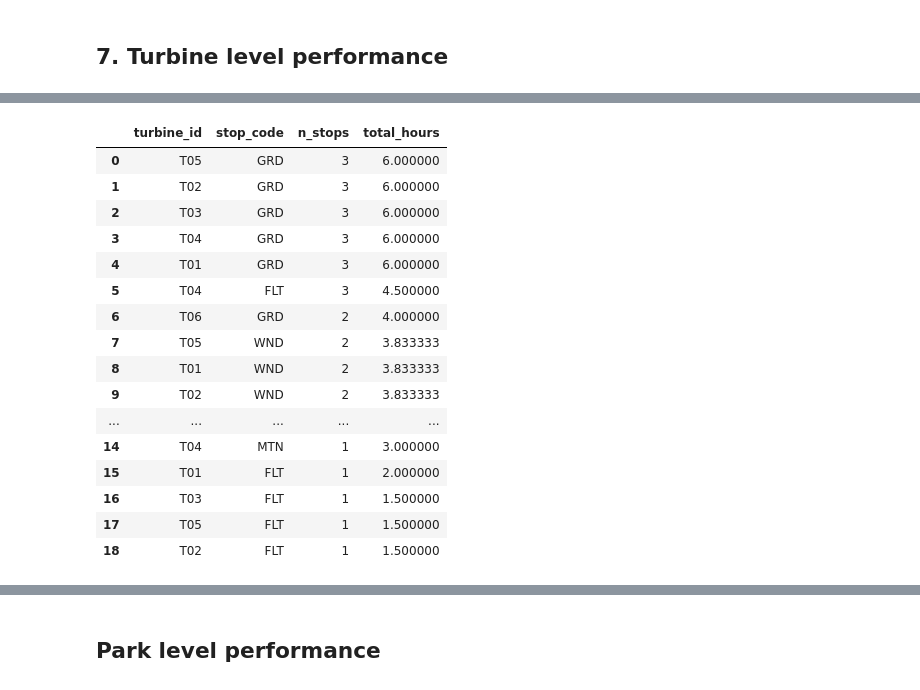
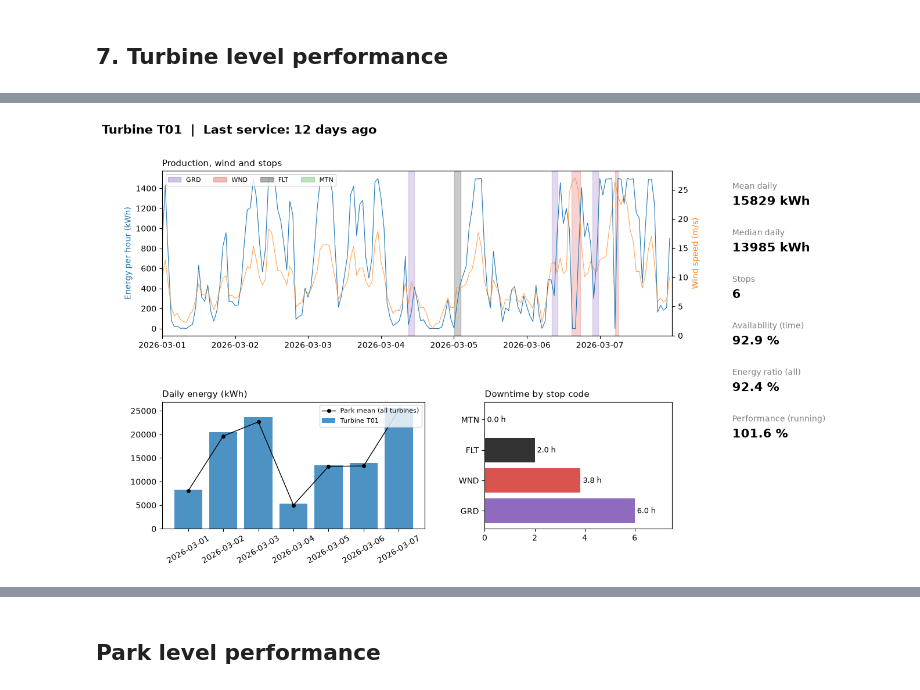
Before and after one commit to Marta-T/Data_Analysis_HW_Task, a Jupyter notebook: analysis.ipynb, the cells around one changed output, grey strips where cells are left out. Drawn from its saved outputs; the diff is of its cells as text; code cells hidden in the pictures.

```diff
--- a/analysis.ipynb
+++ b/analysis.ipynb
@@ -791,7 +774,6 @@ df_stops[["timestamp_start", "timestamp_end"]] = df_stops[["timestamp_start", "t
 PERIOD_START, PERIOD_END = df_prod["timestamp"].min(), df_prod["timestamp"].max()
 PERIOD_HOURS = (PERIOD_END - PERIOD_START).total_seconds() / 3600
 
-# stops clipped to the data period; open stops run to the end of the data
 stops = df_stops.copy()
 stops["end_filled"] = stops["timestamp_end"].fillna(PERIOD_END)
 stops["start_c"] = stops["timestamp_start"].clip(PERIOD_START, PERIOD_END)
@@ -816,9 +798,23 @@ def turbine_summary(tid):
         "n_stops": len(s),
         "downtime_h": downtime,
         "availability_%": 100 * (1 - downtime / PERIOD_HOURS),
-        "open_stops": s["timestamp_end"].isna().sum(),
         **{f"{c}_h": s.loc[s["stop_code"] == c, "duration_h"].sum() for c in STOP_COLORS},
     }
 
 summary = pd.DataFrame([turbine_summary(t) for t in sorted(df_prod["turbine_id"].unique())])
 summary = summary.merge(df_turb, on="turbine_id", how="left")
+
+energy_ratio = (data.groupby("turbine_id")
+                    .apply(lambda t: t["energy_kwh"].sum() / t["expected_kwh"].sum() * 100)
+                    .rename("energy_ratio_%"))
+
+performance_ratio = (data.loc[clean.index]
+                         .groupby("turbine_id")
+                         .apply(lambda t: t["energy_kwh"].sum() / t["expected_kwh"].sum() * 100)
+                         .rename("performance_ratio_%"))
+
+summary = (summary
+           .merge(energy_ratio, on="turbine_id", how="left")
+           .merge(performance_ratio, on="turbine_id", how="left"))
+
+summary[["turbine_id", "availability_%", "energy_ratio_%", "performance_ratio_%"]].round(1)
@@ -874,13 +878,12 @@ def turbine_card(tid):
     service = (f"{int(row['last_service_days_ago'])} days ago"
                if pd.notna(row.get("last_service_days_ago")) else "unknown")
     kpis = [
-        ("Total energy", f"{row['total_mwh']:.1f} MWh"),
-        ("Mean daily", f"{row['mean_daily_kwh']:,.0f} kWh"),
-        ("Median daily", f"{row['median_daily_kwh']:,.0f} kWh"),
-        ("Availability", f"{row['availability_%']:.1f} %"),
-        ("Stops", f"{int(row['n_stops'])} ({int(row['open_stops'])} open)"),
-        ("Downtime", f"{row['downtime_h']:.1f} h"),
-        ("Last service", service),
+        ("Mean daily", f"{row['mean_daily_kwh']:.0f} kWh"),
+        ("Median daily", f"{row['median_daily_kwh']:.0f} kWh"),
+        ("Stops", f"{int(row['n_stops'])}"),
+        ("Availability (time)", f"{row['availability_%']:.1f} %"),
+        ("Energy ratio (all)", f"{row['energy_ratio_%']:.1f} %"),
+        ("Performance (running)", f"{row['performance_ratio_%']:.1f} %"),
     ]
     y = 0.95
     for label, value in kpis:
@@ -891,7 +894,3 @@ def turbine_card(tid):
     fig.suptitle(f"Turbine {tid}  |  Last service: {service}",
                  x=0.06, ha="left", fontsize=15, weight="bold")
     plt.show()
-
-
-for tid in summary.sort_values("turbine_id")["turbine_id"]:
-    turbine_card(tid)
@@ -944,28 +897,4 @@ Name: 0, dtype: object
-# %%
-duckdb.sql("""
-    SELECT turbine_id,
-           stop_code,
-           COUNT(*) AS n_stops,
-           SUM(date_diff('minute', timestamp_start, timestamp_end)) / 60.0 AS total_hours
-    FROM df_stops
-    GROUP BY turbine_id, stop_code
-    ORDER BY total_hours DESC
-""").df()
-# %% [output]
-|  | turbine_id | stop_code | n_stops | total_hours |
-| 0 | T05 | GRD | 3 | 6.000000 |
-| 1 | T02 | GRD | 3 | 6.000000 |
-| 2 | T03 | GRD | 3 | 6.000000 |
-| 3 | T04 | GRD | 3 | 6.000000 |
-| 4 | T01 | GRD | 3 | 6.000000 |
-| 5 | T04 | FLT | 3 | 4.500000 |
-| 6 | T06 | GRD | 2 | 4.000000 |
-| 7 | T05 | WND | 2 | 3.833333 |
-| 8 | T01 | WND | 2 | 3.833333 |
-| 9 | T02 | WND | 2 | 3.833333 |
-| ... | ... | ... | ... | ... |
-| 14 | T04 | MTN | 1 | 3.000000 |
-| 15 | T01 | FLT | 1 | 2.000000 |
-| 16 | T03 | FLT | 1 | 1.500000 |
-| 17 | T05 | FLT | 1 | 1.500000 |
-| 18 | T02 | FLT | 1 | 1.500000 |
+# %%
+turbine_card("T01")
+# %% [output]
+[figure, added]
```
Also changed, not shown: parts of 61 cells of this notebook.
